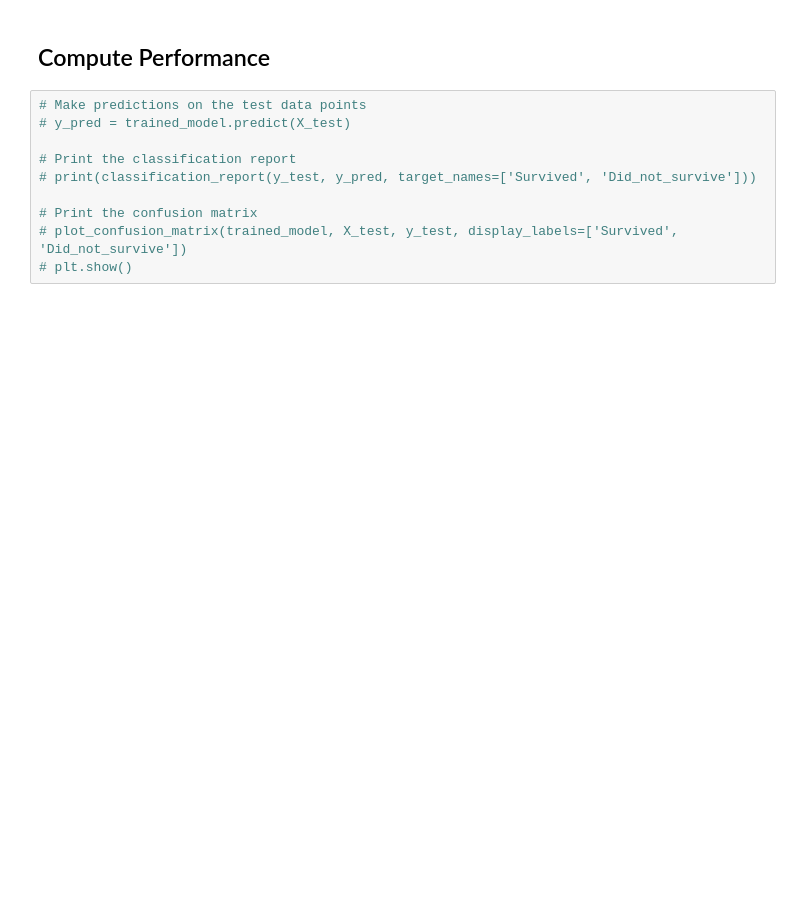
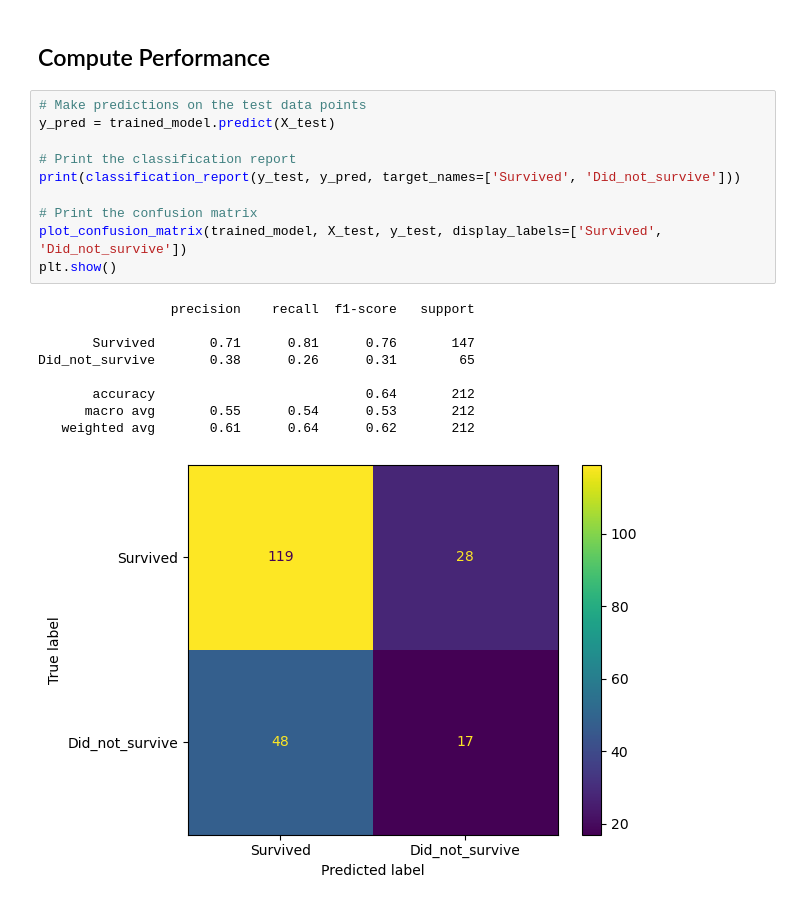
Before and after one commit to djheery/ai-studio-msc, a Jupyter notebook: week-3/lab/DecisionTree_lab_task.ipynb, the cells around one changed output. Drawn from its saved outputs; the diff is of its cells as text; blank space fills up the shorter version.

```diff
--- a/week-3/lab/DecisionTree_lab_task.ipynb
+++ b/week-3/lab/DecisionTree_lab_task.ipynb
@@ -69,11 +86,21 @@ from sklearn.metrics import plot_confusion_matrix
 ## Compute Performance
 # %%
 # Make predictions on the test data points
-# y_pred = trained_model.predict(X_test)
+y_pred = trained_model.predict(X_test)
 
 # Print the classification report
-# print(classification_report(y_test, y_pred, target_names=['Survived', 'Did_not_survive']))
+print(classification_report(y_test, y_pred, target_names=['Survived', 'Did_not_survive']))
 
 # Print the confusion matrix
-# plot_confusion_matrix(trained_model, X_test, y_test, display_labels=['Survived', 'Did_not_survive'])
-# plt.show()
+plot_confusion_matrix(trained_model, X_test, y_test, display_labels=['Survived', 'Did_not_survive'])
+plt.show()
+# %% [output]
+                 precision    recall  f1-score   support
+
+       Survived       0.71      0.81      0.76       147
+Did_not_survive       0.38      0.26      0.31        65
+
+       accuracy                           0.64       212
+      macro avg       0.55      0.54      0.53       212
+   weighted avg       0.61      0.64      0.62       212
+[figure, added]
```
Also changed, not shown: parts of 3 cells of this notebook, 19 other files.
